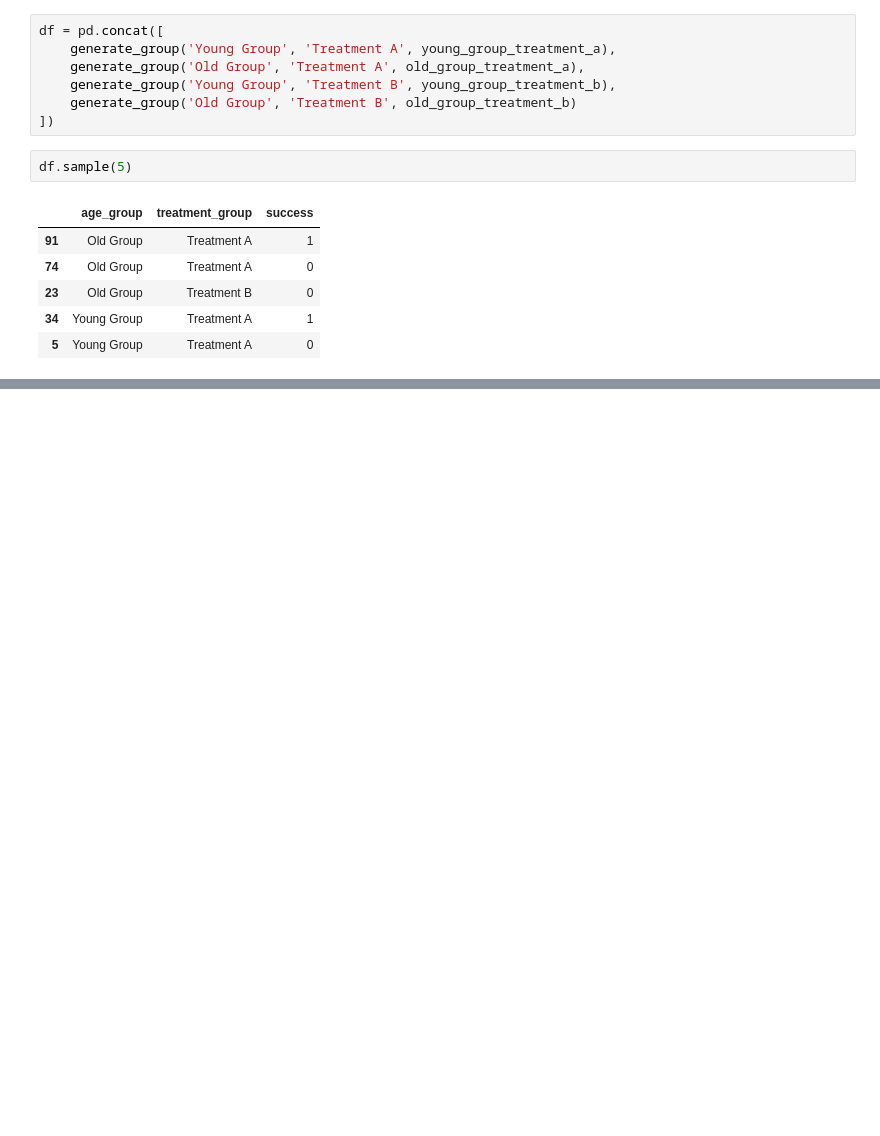
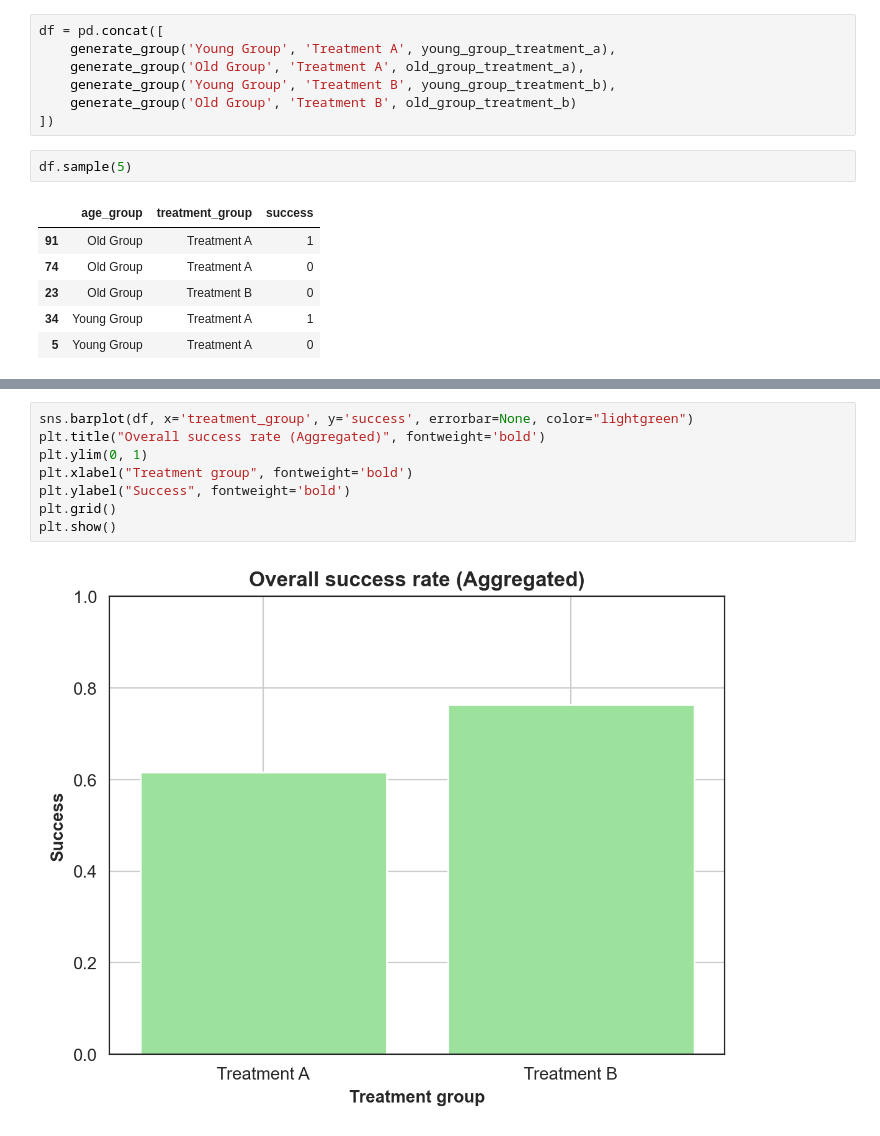
Before and after one commit to Asifdotexe/playground-repo, a Jupyter notebook: code/issue-17-as-simpsons-paradox.ipynb, the cells around one changed output, grey strips where cells are left out. Cells and saved outputs as stored; diff of their text form; blank space fills up the shorter version.

```diff
--- a/code/issue-17-as-simpsons-paradox.ipynb
+++ b/code/issue-17-as-simpsons-paradox.ipynb
@@ -67,0 +101,10 @@ df.sample(5)
+# %%
+sns.barplot(df, x='treatment_group', y='success', errorbar=None, color="lightgreen")
+plt.title("Overall success rate (Aggregated)", fontweight='bold')
+plt.ylim(0, 1)
+plt.xlabel("Treatment group", fontweight='bold')
+plt.ylabel("Success", fontweight='bold')
+plt.grid()
+plt.show()
+# %% [output]
+[figure, added]
```
Also changed, not shown: parts of 4 cells of this notebook.
